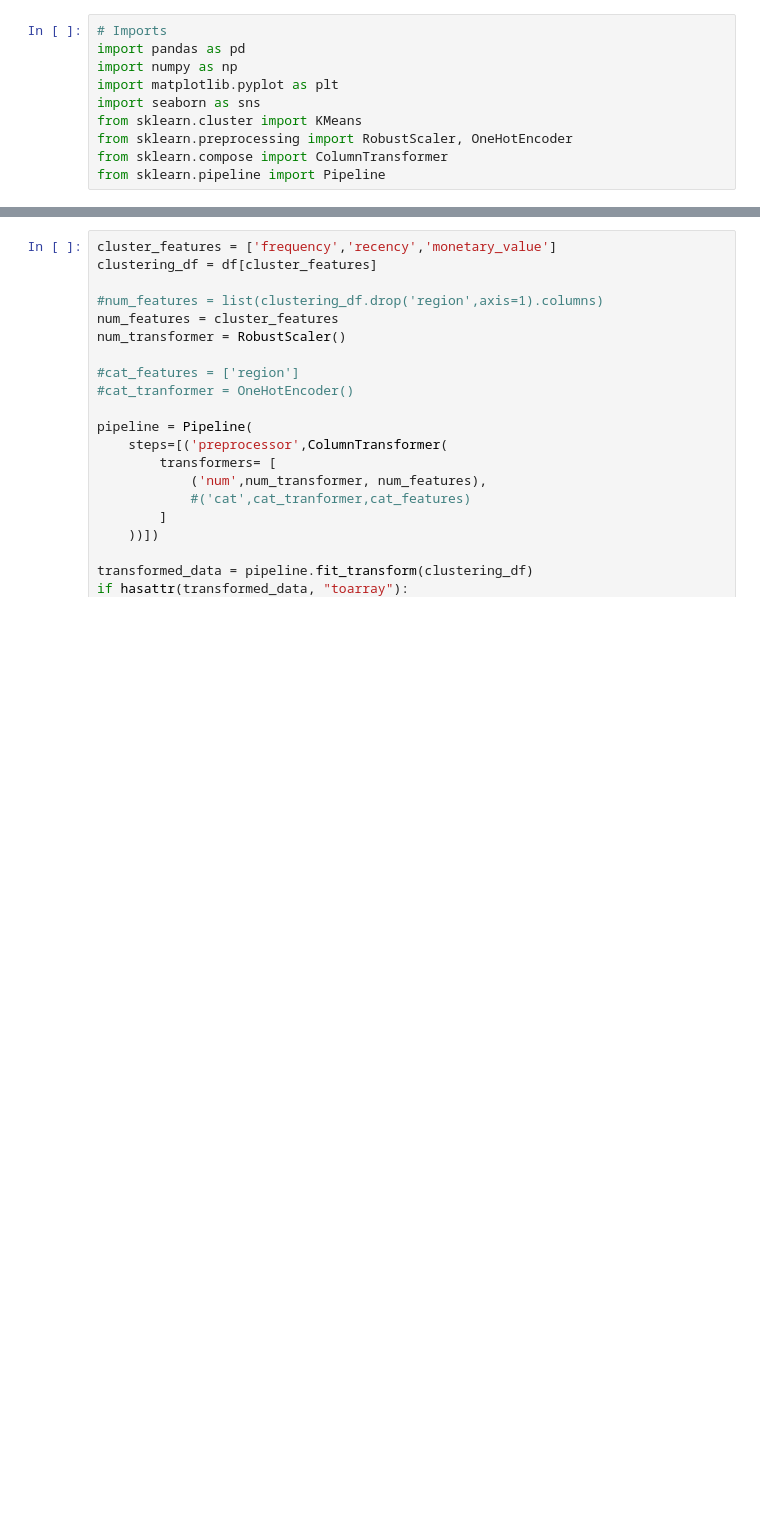
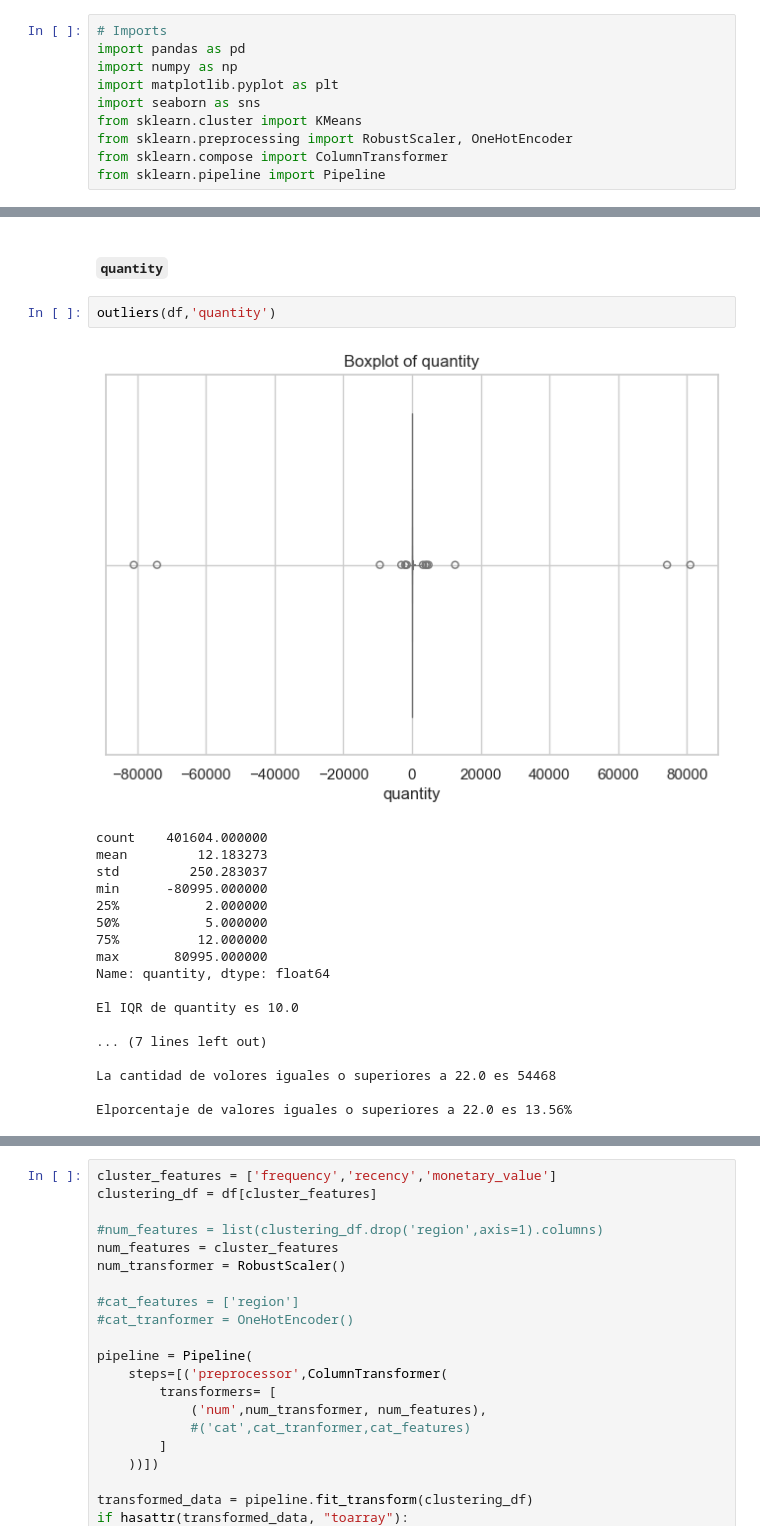
Before and after one commit to AbnerGalRol/Hackaton-Triple_ten-Team-8, a Jupyter notebook: notebooks/hackaton-triple-ten.ipynb, the cells around one changed output, grey strips where cells are left out. Cells and saved outputs as stored; diff of their text form; blank space fills up the shorter version.

```diff
--- a/notebooks/hackaton-triple-ten.ipynb
+++ b/notebooks/hackaton-triple-ten.ipynb
@@ -71,0 +274,23 @@ df.head()
+# %% [markdown]
+#### `quantity`
+# %%
+outliers(df,'quantity')
+# %% [output]
+[figure, added]
+count    401604.000000
+mean         12.183273
+std         250.283037
+min      -80995.000000
+25%           2.000000
+50%           5.000000
+75%          12.000000
+max       80995.000000
+Name: quantity, dtype: float64
+
+El IQR de quantity es 10.0
+
+... (7 lines left out)
+
+La cantidad de volores iguales o superiores a 22.0 es 54468
+
+Elporcentaje de valores iguales o superiores a 22.0 es 13.56%
```
Also changed, not shown: parts of 66 cells of this notebook.
